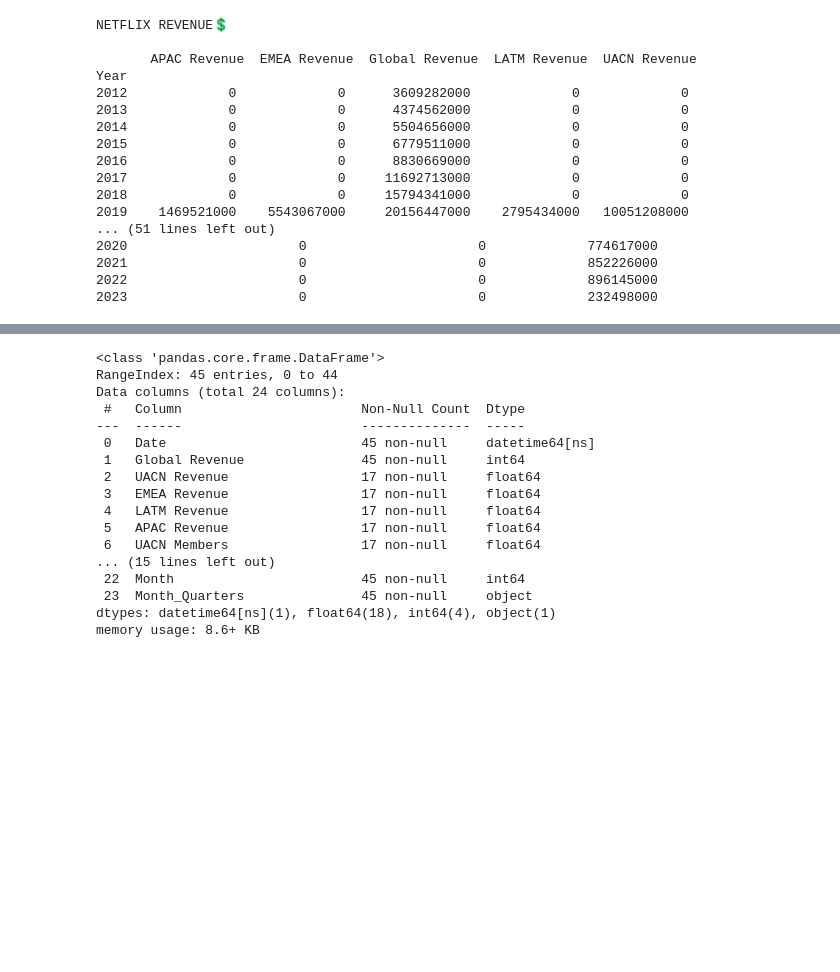
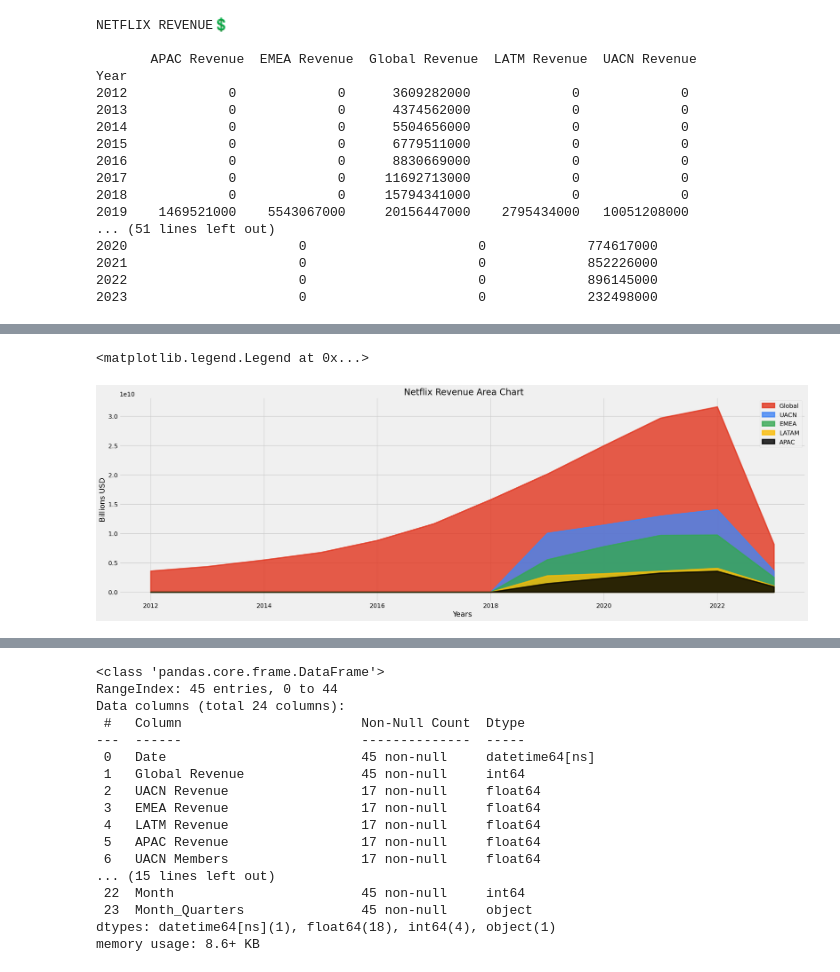
Before and after one commit to danielrodriguez007/Data_Analysis, a Jupyter notebook: Netflix_OTT.ipynb, the cells around one changed output, grey strips where cells are left out. Saved outputs shown, nothing was run; the diff lists cells and outputs as text; code cells hidden in the pictures; blank space fills up the shorter version.

```diff
--- a/Netflix_OTT.ipynb
+++ b/Netflix_OTT.ipynb
@@ -190,0 +185,23 @@ px.box(dfb, points="all")
+# %%
+a = data.groupby(['Year'])['Global Revenue'].sum()
+b = data.groupby(['Year'])['UACN Revenue'].sum()
+c = data.groupby(['Year'])['EMEA Revenue'].sum()
+d = data.groupby(['Year'])['LATM Revenue'].sum()
+e = data.groupby(['Year'])['APAC Revenue'].sum()
+
+plt.figure(figsize=(25,8))
+
+plt.fill_between(a.index,a.values,label="Global", color="#E1341E",alpha=.8,lw=3)
+plt.fill_between(b.index,b.values,label="UACN",color="#4285F4",alpha=.8,lw=3)
+plt.fill_between(c.index,c.values,label="EMEA",color="#34A853",alpha=.8,lw=3)
+plt.fill_between(d.index,d.values,label="LATAM",color="#FBBC05",alpha=.8,lw=3)
+plt.fill_between(e.index,e.values,label="APAC",color="#000000",alpha=.8,lw=3)
+
+
+plt.title(" Netflix Revenue Area Chart")
+plt.ylabel("Billions USD")
+plt.xlabel("Years")
+plt.legend()
+# %% [output]
+<matplotlib.legend.Legend at 0x...>
+[figure, added]
```
Also changed, not shown: parts of 13 cells of this notebook.
